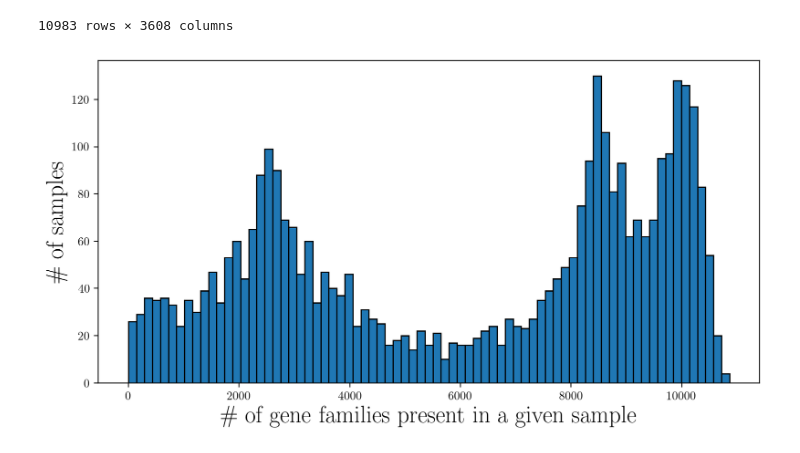
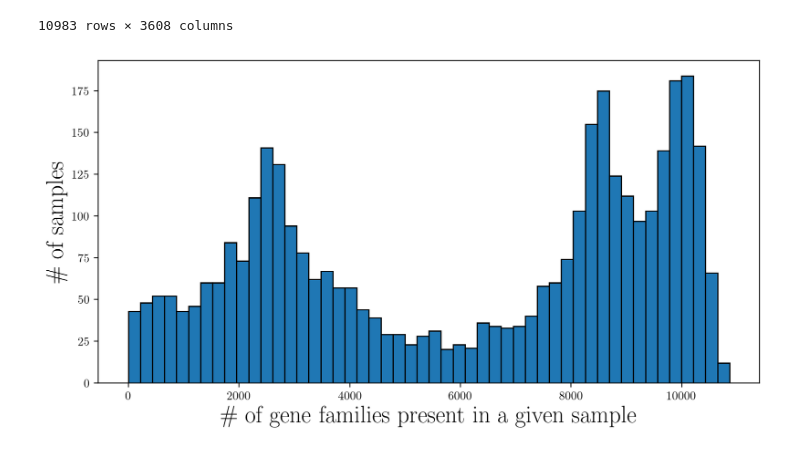
Before and after one commit to danielchang2002/MAGIC, a Jupyter notebook: src/plot_gene_richness.ipynb, the cells around one changed output. Drawn from its saved outputs; the diff is of its cells as text; code cells hidden in the pictures.

```diff
--- a/src/plot_gene_richness.ipynb
+++ b/src/plot_gene_richness.ipynb
@@ -33,13 +33,13 @@ gene_families_clean
 # %%
 plt.figure(figsize=(10, 5), dpi=200)
 
 gene_presence = (gene_families_clean > 0.75)
 counts = gene_presence.sum(axis=0)
 
-plt.hist(counts, bins=75, edgecolor="black")
+plt.hist(counts, bins=50, edgecolor="black")
 plt.xlabel("\# of gene families present in a given sample", fontsize=20)
 plt.ylabel("\# of samples", fontsize=20)
 
 plt.show()
 # %% [output]
-[figure, old version]
+[figure, new version]
```
